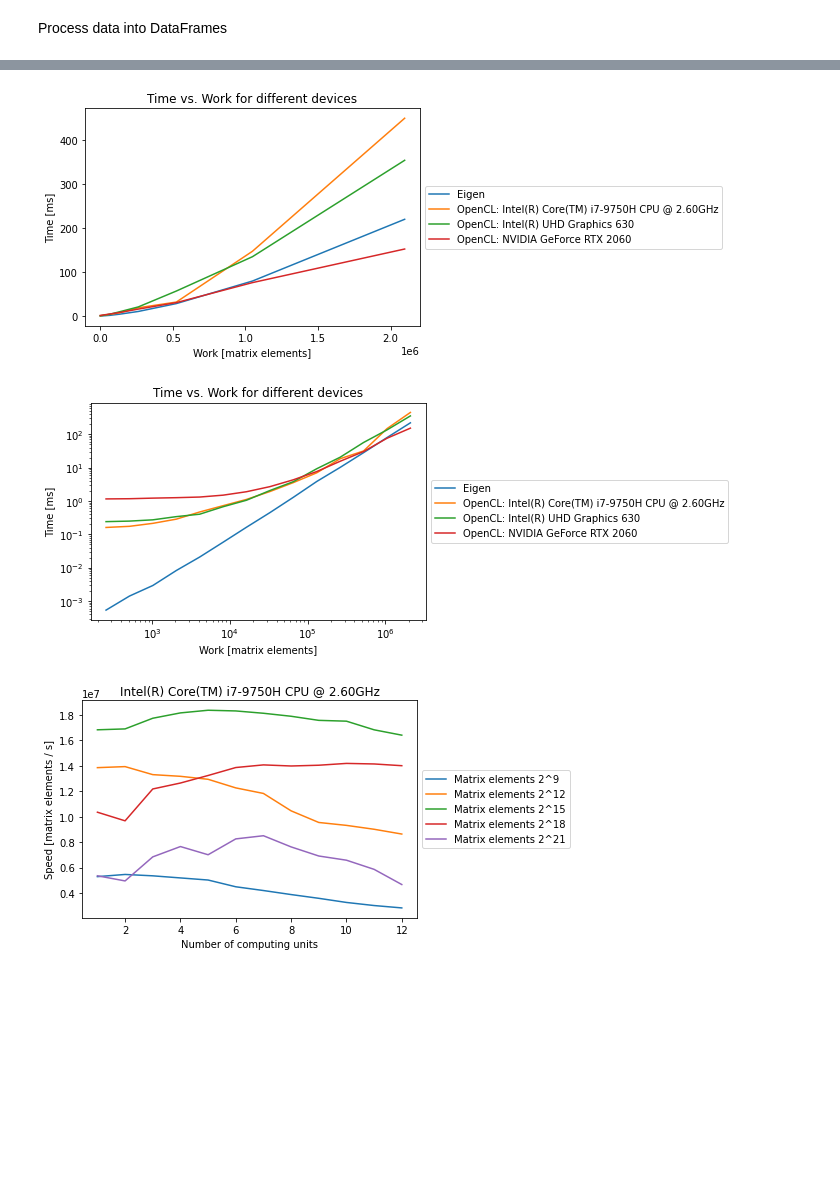
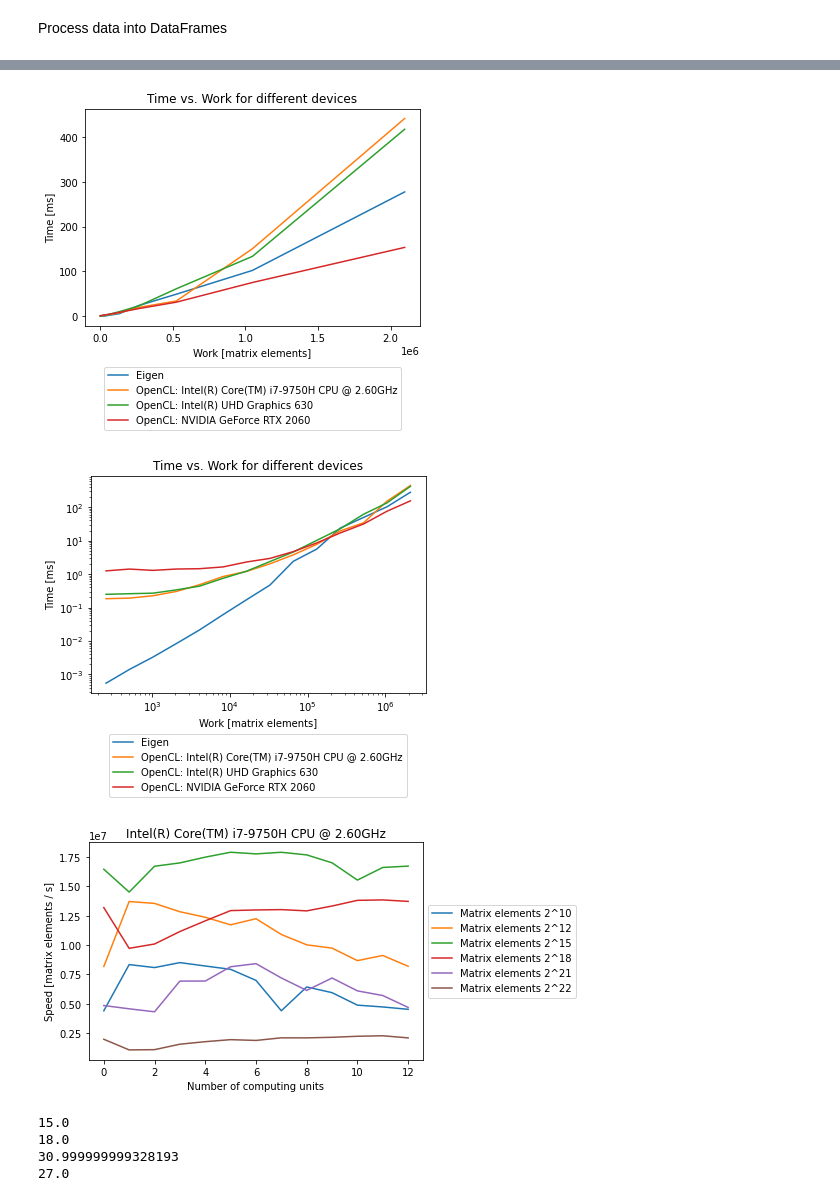
Before and after one commit to esdandreu/OpenCL-example, a Jupyter notebook: scripts/plot.ipynb, the cells around one changed output, grey strips where cells are left out. Drawn from its saved outputs; the diff is of its cells as text; code cells hidden in the pictures; blank space fills up the shorter version.

Commit message:
new benchmark

```diff
--- a/scripts/plot.ipynb
+++ b/scripts/plot.ipynb
@@ -22,6 +23,12 @@ device_map = {
     }
 results = json.load(open(RESULTS_PATH))
 benchmarks = results['benchmarks']
+context = {
+    'ClMatMul':
+        json.loads(results['context']['ClMatMul']),
+    'ClMatMulComputeUnits':
+        json.loads(results['context']['ClMatMulComputeUnits']),
+    }
 eigen = []
 opencl = []
 for b in benchmarks:
@@ -37,7 +44,7 @@ for b in benchmarks:
             'cpu_time': b['cpu_time'],
             })
     elif test_suite == 'OpenCL':
-        device = device_map[test_name][int(run[3])]
+        device = context[test_name]['devices'][int(run[3])]['name']
         opencl.append({
             'work': int(run[2]),
             'device': device,
@@ -74,19 +63,24 @@ print(opencl.head())
 # %%
 ax = eigen.plot(
     x='work',
     y='time',
     label='Eigen',
     )
 for name, group in opencl[opencl['compute_units'].isnull()].groupby('device'):
     group.plot(x='work', y='time', label=f"OpenCL: {name}", ax=ax)
 ax.set_title('Time vs. Work for different devices')
 ax.set_xlabel('Work [matrix elements]')
 ax.set_ylabel('Time [ms]')
-ax.legend(loc='center left', bbox_to_anchor=(1, 0.5))
-ax.figure.savefig(BENCHMARK_PATH / "time-work.png")
+ax.figure.savefig(
+    BENCHMARK_PATH / "time-work.png",
+    bbox_extra_artists=(
+        ax.legend(loc='lower center', bbox_to_anchor=(0.5, -0.5)),
+        ),
+    bbox_inches='tight'
+    )
 None
 # %% [output]
-[figure, old version]
+[figure, new version]
 # %%
 ax = eigen.plot(
     x='work',
@@ -100,14 +94,19 @@ ax.set_xlabel('Work [matrix elements]')
 ax.set_ylabel('Time [ms]')
 ax.set_xscale('log')
 ax.set_yscale('log')
-ax.legend(loc='center left', bbox_to_anchor=(1, 0.5))
-ax.figure.savefig(BENCHMARK_PATH / "time-work-log.png")
+ax.figure.savefig(
+    BENCHMARK_PATH / "time-work-log.png",
+    bbox_extra_artists=(
+        ax.legend(loc='lower center', bbox_to_anchor=(0.5, -0.5)),
+        ),
+    bbox_inches='tight'
+    )
 None
 # %% [output]
-[figure, old version]
+[figure, new version]
 # %%
 for index, (name, group) in enumerate(
-    opencl[~opencl['compute_units'].isnull()].groupby('device', )
+    opencl[~opencl['compute_units'].isnull()].groupby('device')
     ):
     _, ax = plt.subplots()
     for work, group in group.groupby('work'):
@@ -120,8 +119,23 @@ for index, (name, group) in enumerate(
     ax.set_title(device)
     ax.set_xlabel('Number of computing units')
     ax.set_ylabel('Speed [matrix elements / s]')
-    ax.legend(loc='center left', bbox_to_anchor=(1, 0.5))
-    ax.figure.savefig(BENCHMARK_PATH / f"d{index}-speed-units.png")
+    ax.figure.savefig(
+        BENCHMARK_PATH / f"d{index}-speed-units.png",
+        bbox_extra_artists=(
+            ax.legend(loc='center left', bbox_to_anchor=(1, 0.5)),
+            ),
+        bbox_inches='tight'
+        )
 # %% [output]
-[figure, old version]
+[figure, new version]
+# %%
+print(math.log2(32768))
+print(math.log2(262144))
+print(math.log2(2147483647))
+print(math.log2(134217728))
+# %% [output]
+15.0
+18.0
+30.999999999328193
+27.0
 # %%
```
Also changed, not shown: parts of 3 cells of this notebook, 9 other files.
